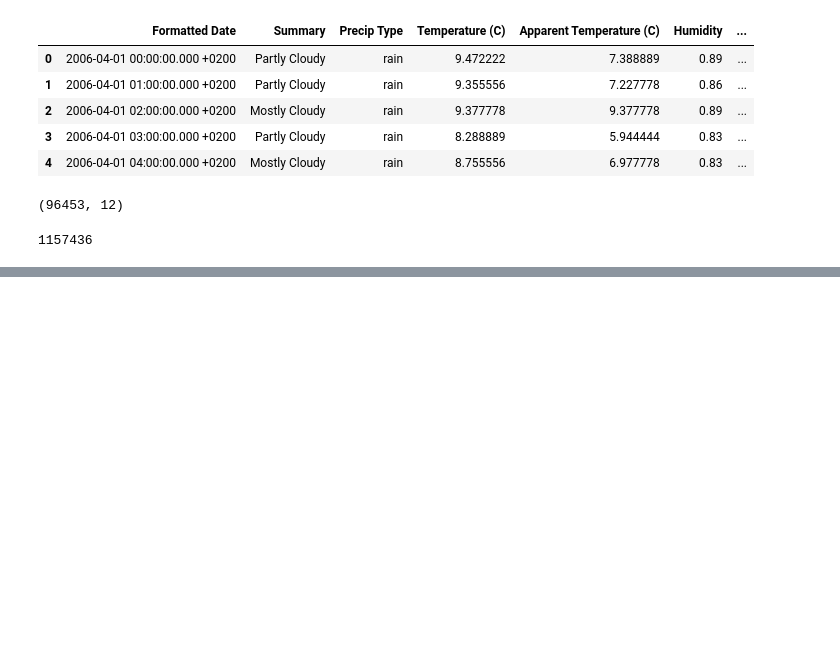
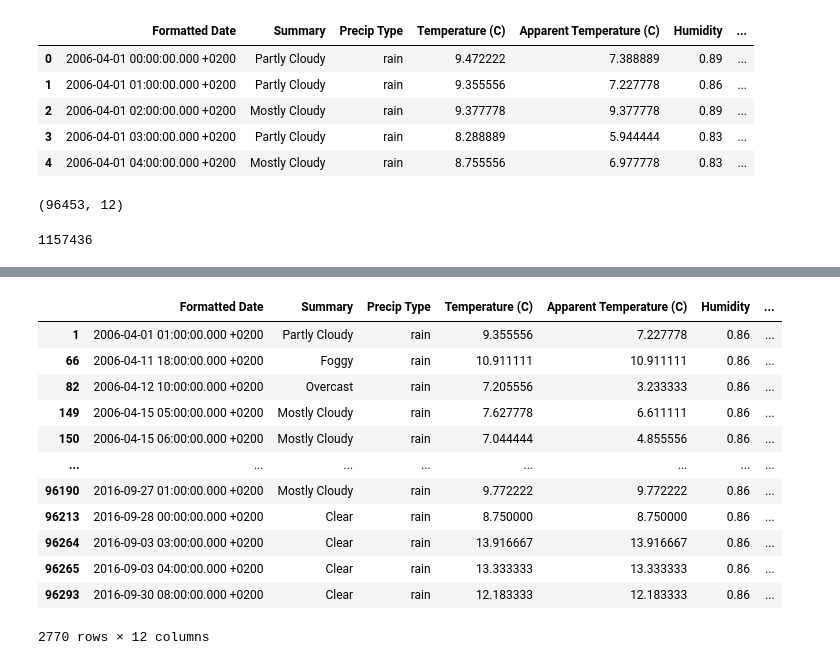
Before and after one commit to niteshprajapat/Kaggle-Weather-Dataset-Analysis, a Jupyter notebook: Weather Project.ipynb, the cells around one changed output, grey strips where cells are left out. Cells and saved outputs as stored; diff of their text form; code cells hidden in the pictures; blank space fills up the shorter version.

```diff
--- a/Weather Project.ipynb
+++ b/Weather Project.ipynb
@@ -26,0 +111,18 @@ df
+# %%
+fltr = (df["Humidity"] == 0.86)
+# %%
+df[fltr]
+# %% [output]
+|  | Formatted Date | Summary | Precip Type | Temperature (C) | Apparent Temperature (C) | Humidity | ... |
+| 1 | 2006-04-01 01:00:00.000 +0200 | Partly Cloudy | rain | 9.355556 | 7.227778 | 0.86 | ... |
+| 66 | 2006-04-11 18:00:00.000 +0200 | Foggy | rain | 10.911111 | 10.911111 | 0.86 | ... |
+| 82 | 2006-04-12 10:00:00.000 +0200 | Overcast | rain | 7.205556 | 3.233333 | 0.86 | ... |
+| 149 | 2006-04-15 05:00:00.000 +0200 | Mostly Cloudy | rain | 7.627778 | 6.611111 | 0.86 | ... |
+| 150 | 2006-04-15 06:00:00.000 +0200 | Mostly Cloudy | rain | 7.044444 | 4.855556 | 0.86 | ... |
+| ... | ... | ... | ... | ... | ... | ... | ... |
+| 96190 | 2016-09-27 01:00:00.000 +0200 | Mostly Cloudy | rain | 9.772222 | 9.772222 | 0.86 | ... |
+| 96213 | 2016-09-28 00:00:00.000 +0200 | Clear | rain | 8.750000 | 8.750000 | 0.86 | ... |
+| 96264 | 2016-09-03 03:00:00.000 +0200 | Clear | rain | 13.916667 | 13.916667 | 0.86 | ... |
+| 96265 | 2016-09-03 04:00:00.000 +0200 | Clear | rain | 13.333333 | 13.333333 | 0.86 | ... |
+| 96293 | 2016-09-30 08:00:00.000 +0200 | Clear | rain | 12.183333 | 12.183333 | 0.86 | ... |
+2770 rows × 12 columns
```
Also changed, not shown: parts of 10 cells of this notebook.
